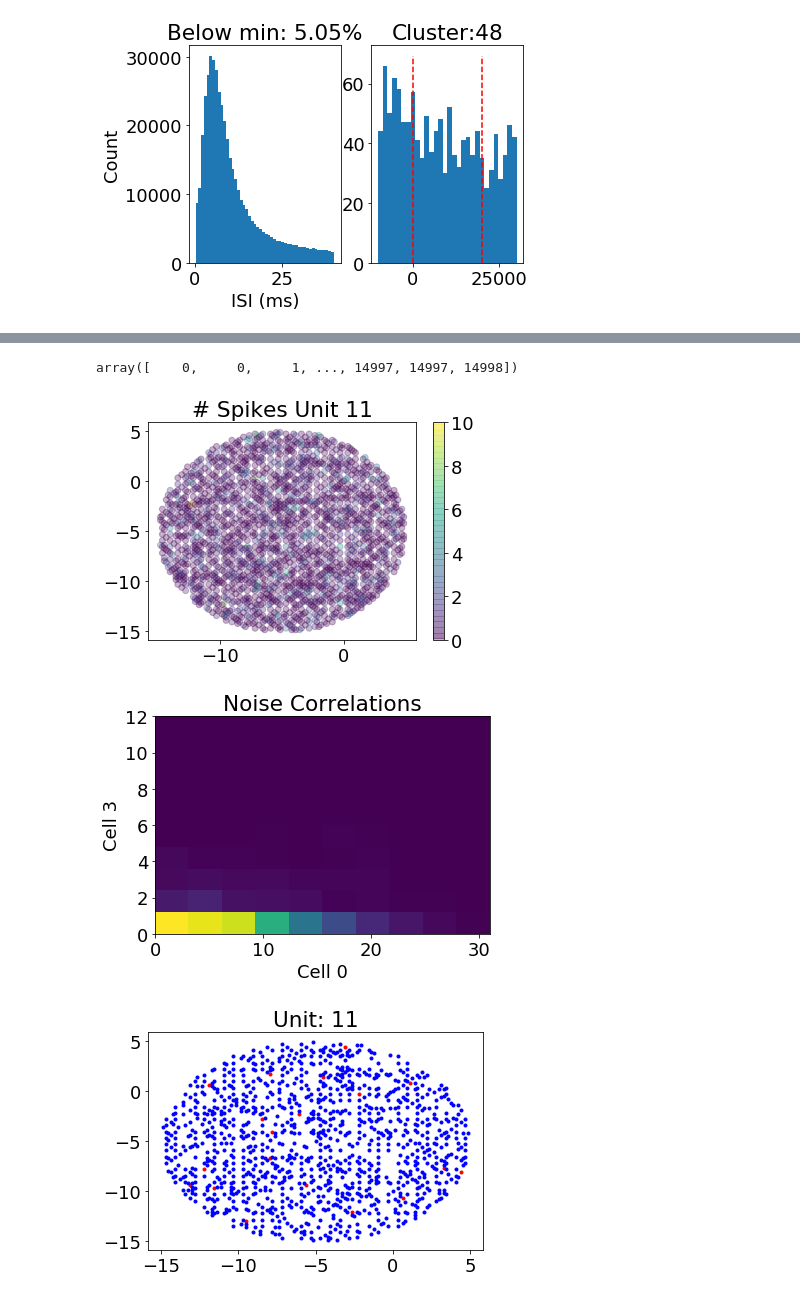
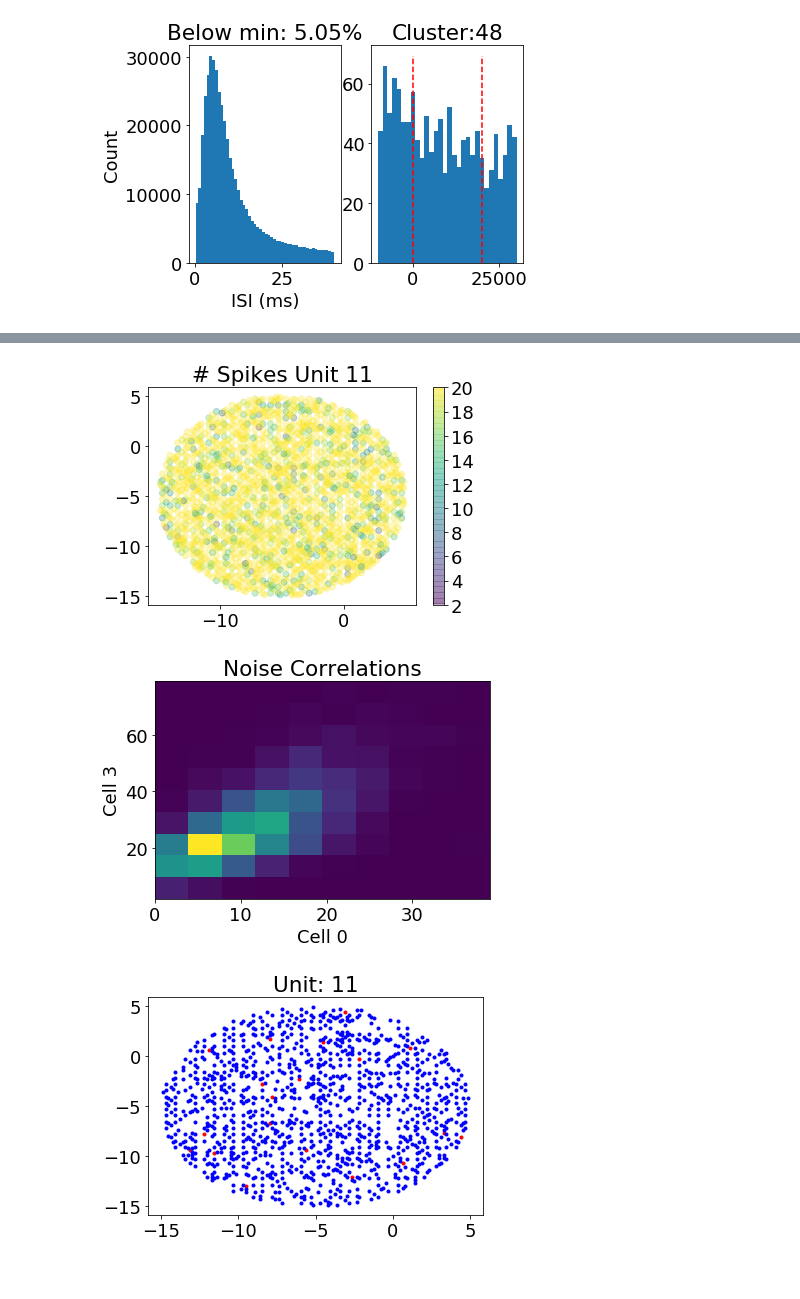
Before and after one commit to TimCSheehan/try_STRF, a Jupyter notebook: attempt_big_grid.ipynb, the cells around one changed output, grey strips where cells are left out. Drawn from its saved outputs; the diff is of its cells as text; code cells hidden in the pictures.

```diff
--- a/attempt_big_grid.ipynb
+++ b/attempt_big_grid.ipynb
@@ -221,8 +223,8 @@ def get_spk_vectors(clusts_use=[3,4],do_conv = False):
     return spk_loc_all
 # %%
 #spk_vec_a = get_spk_vectors(good_units[:2])
-lTrial = 1000
+lTrial = 2000
 trials_use = grid_trials[:lTrial]
-spk_vec,conv_vec = get_spk_vectors(good_units[:4],do_conv=True)
+spk_vec,conv_vec = get_spk_vectors(np.arange(18),do_conv=True)
 # %% [output]
 Processing:  0
@@ -232,4 +248,4 @@ Processing:  11
 # %%
-lTrial = 2000
-trials_use = grid_trials[:lTrial]
-spk_vec_more = get_spk_vectors(good_units[:4],do_conv=False)
+# lTrial = 2000
+# trials_use = grid_trials[:lTrial]
+# spk_vec_all = get_spk_vectors(np.arange(18),do_conv=False) # all units
@@ -241,6 +251,0 @@ Processing:  11
-# %%
-lTrial = 2000
-trials_use = grid_trials[:lTrial]
-spk_vec_all = get_spk_vectors(np.arange(18),do_conv=False) # all units
-# clust = list(set(spks.cluster))
-# len(clust)
@@ -266,37 +252,28 @@ Processing:  17
 # %%
-spk_vec = spk_vec_all
+spk_vec = spk_vec
 tot_spks = np.zeros((len(spk_vec),lTrial))
 for i in range(len(spk_vec)):
     tot_spks[i,:] = [np.sum(spk_vec[i][1]==x) for x in range(lTrial)]
     #tot_spks[i,:] = [len(spk_vec[i][1])]
-# %%
-foo = spk_vec[3][1]
-len(foo)
-lTrial
-np.shape(tot_spks)
-tot_spks[0][:15]
-spk_vec[0][0]
-# %% [output]
-array([    0,     0,     1, ..., 14997, 14997, 14998])
 # %%
 loc = np.transpose(np.stack(trials_use['stim_points']))
 spk_view_ind = 3
 this_spk = tot_spks[spk_view_ind] #3,1600
 avg_spk = np.mean(tot_spks,axis=0)
 
-plt.scatter(loc[0],loc[1],c=this_spk,alpha=.3,vmax = 10)
+plt.scatter(loc[0],loc[1],c=this_spk,alpha=.3,vmax = 20)
 plt.title('# Spikes Unit '+ str(good_units[spk_view_ind]))
 plt.colorbar()
 plt.show()
 
 plt.hist2d(tot_spks[0],tot_spks[3])
 plt.xlabel('Cell 0')
 plt.ylabel('Cell 3')
 plt.title('Noise Correlations')
 plt.show()
 # %% [output]
-[figure, old version]
+[figure, new version]
-[figure, old version]
+[figure, new version]
 # %%
 spk_view_ind = 3
 this_spk = tot_spks[spk_view_ind] #3,1600
```
Also changed, not shown: parts of 29 cells of this notebook.
